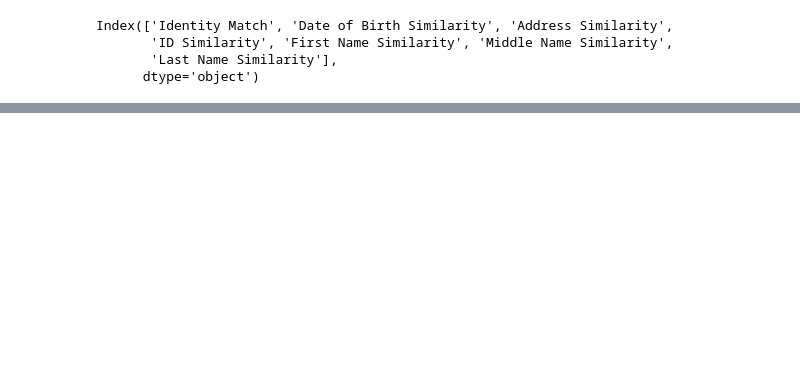
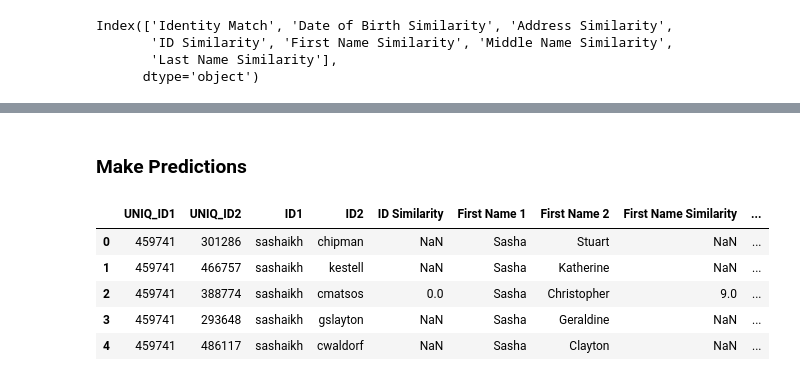
Before and after one commit to danaiamirali/hnb-identity-matching, a Jupyter notebook: model.ipynb, the cells around one changed output, grey strips where cells are left out. Saved outputs shown, nothing was run; the diff lists cells and outputs as text; code cells hidden in the pictures; blank space fills up the shorter version.

```diff
--- a/model.ipynb
+++ b/model.ipynb
@@ -60,3 +56,16 @@ model.get_leaves()
 # %%
 # Fit the model
 model.fit(sampled_data, estimator=ExpectationMaximization)
+# %% [markdown]
+### Make Predictions
+# %%
+# take in csv of processed data to be predicted
+predict_df = pd.read_csv('data/predict_similarity_df.csv')
+predict_df.head()
+# %% [output]
+|  | UNIQ_ID1 | UNIQ_ID2 | ID1 | ID2 | ID Similarity | First Name 1 | First Name 2 | First Name Similarity | ... |
+| 0 | 459741 | 301286 | sashaikh | chipman | NaN | Sasha | Stuart | NaN | ... |
+| 1 | 459741 | 466757 | sashaikh | kestell | NaN | Sasha | Katherine | NaN | ... |
+| 2 | 459741 | 388774 | sashaikh | cmatsos | 0.0 | Sasha | Christopher | 9.0 | ... |
+| 3 | 459741 | 293648 | sashaikh | gslayton | NaN | Sasha | Geraldine | NaN | ... |
+| 4 | 459741 | 486117 | sashaikh | cwaldorf | NaN | Sasha | Clayton | NaN | ... |
```
Also changed, not shown: parts of 11 cells of this notebook, 1 other file.
